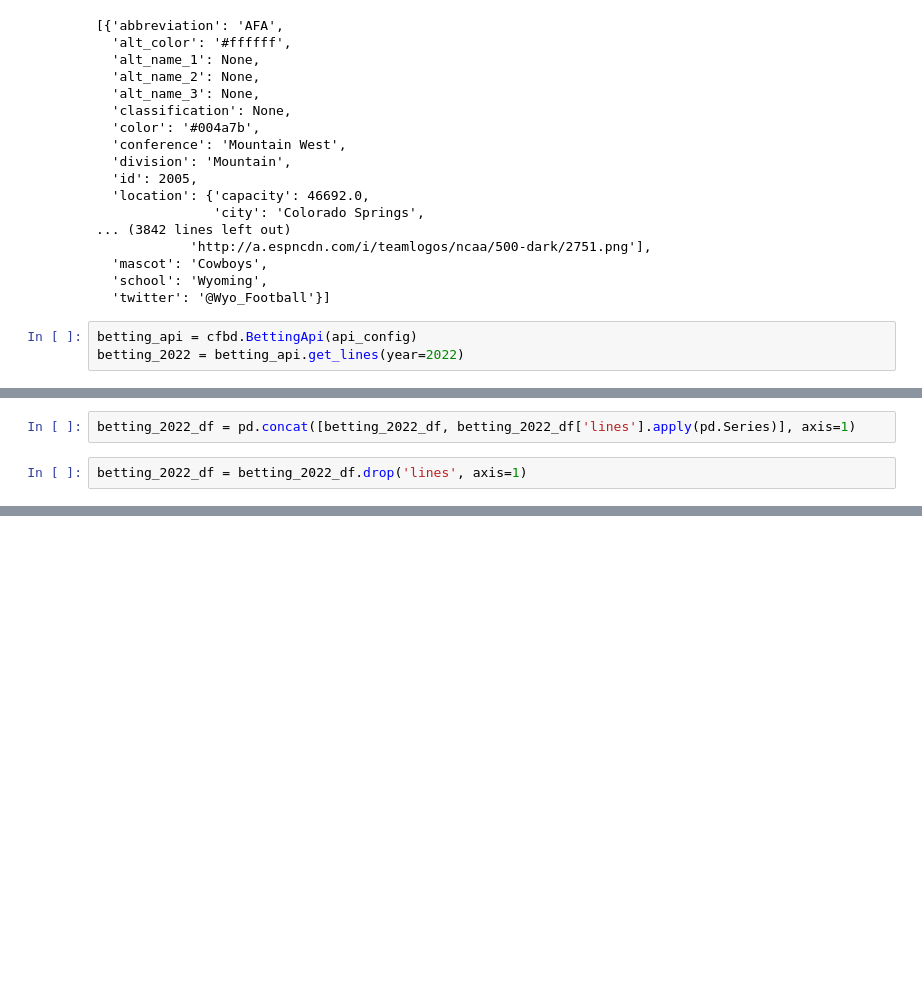
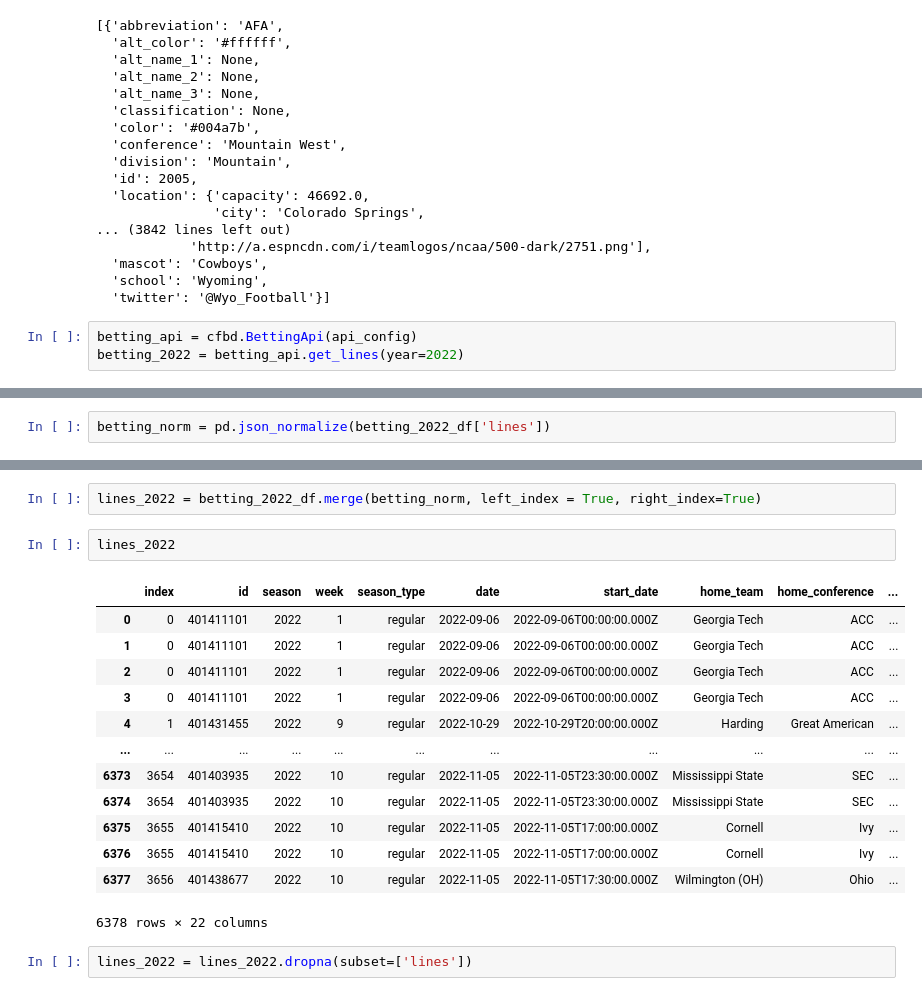
Before and after one commit to ajgrande615/DA9_CFB_Analysis, a Jupyter notebook: data_ex.ipynb, the cells around one changed output, grey strips where cells are left out. Drawn from its saved outputs; the diff is of its cells as text; blank space fills up the shorter version.

```diff
--- a/data_ex.ipynb
+++ b/data_ex.ipynb
@@ -69 +142,3 @@ except IndexError:
+# %%
+betting_norm = pd.json_normalize(betting_2022_df['lines'])
 # %%
@@ -116,4 +163,0 @@ betting_2022_df['lines'][0][2]
-# %%
-betting_2022_df = pd.concat([betting_2022_df, betting_2022_df['lines'].apply(pd.Series)], axis=1)
-# %%
-betting_2022_df = betting_2022_df.drop('lines', axis=1)
@@ -135,0 +180,20 @@ pd.json_normalize(betting_2022_df[0])
+# %%
+lines_2022 = betting_2022_df.merge(betting_norm, left_index = True, right_index=True)
+# %%
+lines_2022
+# %% [output]
+|  | index | id | season | week | season_type | date | start_date | home_team | home_conference | ... |
+| 0 | 0 | 401411101 | 2022 | 1 | regular | 2022-09-06 | 2022-09-06T00:00:00.000Z | Georgia Tech | ACC | ... |
+| 1 | 0 | 401411101 | 2022 | 1 | regular | 2022-09-06 | 2022-09-06T00:00:00.000Z | Georgia Tech | ACC | ... |
+| 2 | 0 | 401411101 | 2022 | 1 | regular | 2022-09-06 | 2022-09-06T00:00:00.000Z | Georgia Tech | ACC | ... |
+| 3 | 0 | 401411101 | 2022 | 1 | regular | 2022-09-06 | 2022-09-06T00:00:00.000Z | Georgia Tech | ACC | ... |
+| 4 | 1 | 401431455 | 2022 | 9 | regular | 2022-10-29 | 2022-10-29T20:00:00.000Z | Harding | Great American | ... |
+| ... | ... | ... | ... | ... | ... | ... | ... | ... | ... | ... |
+| 6373 | 3654 | 401403935 | 2022 | 10 | regular | 2022-11-05 | 2022-11-05T23:30:00.000Z | Mississippi State | SEC | ... |
+| 6374 | 3654 | 401403935 | 2022 | 10 | regular | 2022-11-05 | 2022-11-05T23:30:00.000Z | Mississippi State | SEC | ... |
+| 6375 | 3655 | 401415410 | 2022 | 10 | regular | 2022-11-05 | 2022-11-05T17:00:00.000Z | Cornell | Ivy | ... |
+| 6376 | 3655 | 401415410 | 2022 | 10 | regular | 2022-11-05 | 2022-11-05T17:00:00.000Z | Cornell | Ivy | ... |
+| 6377 | 3656 | 401438677 | 2022 | 10 | regular | 2022-11-05 | 2022-11-05T17:30:00.000Z | Wilmington (OH) | Ohio | ... |
+6378 rows × 22 columns
+# %%
+lines_2022 = lines_2022.dropna(subset=['lines'])
```
Also changed, not shown: parts of 24 cells of this notebook.
